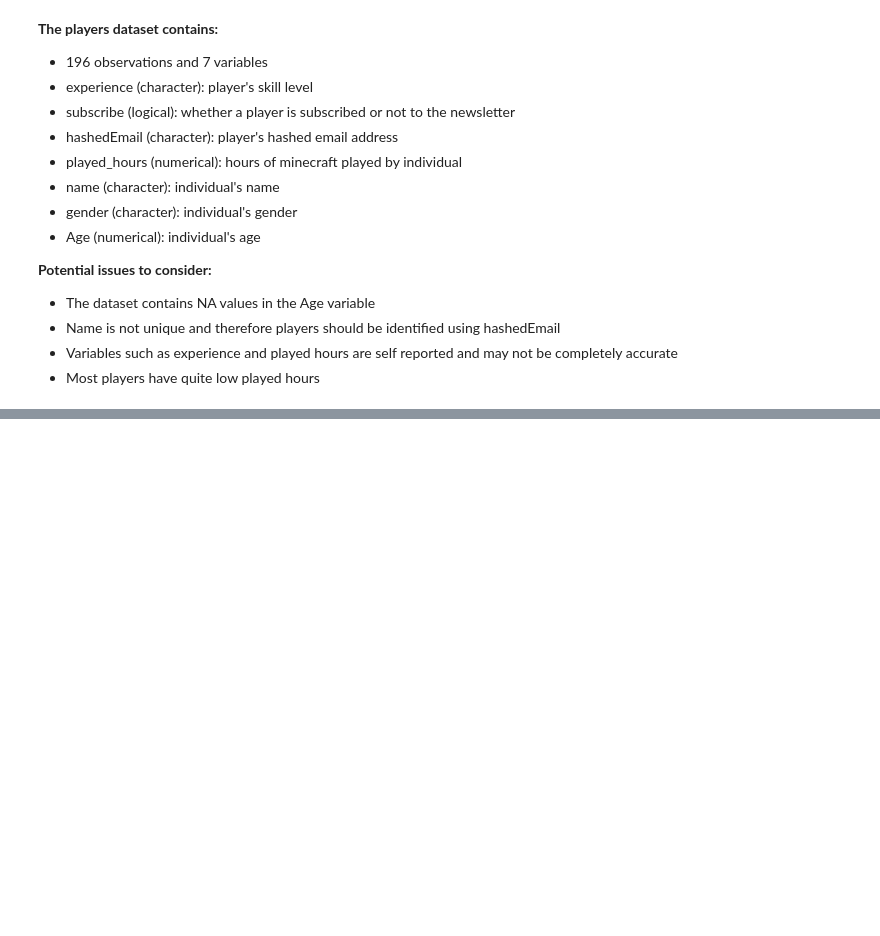
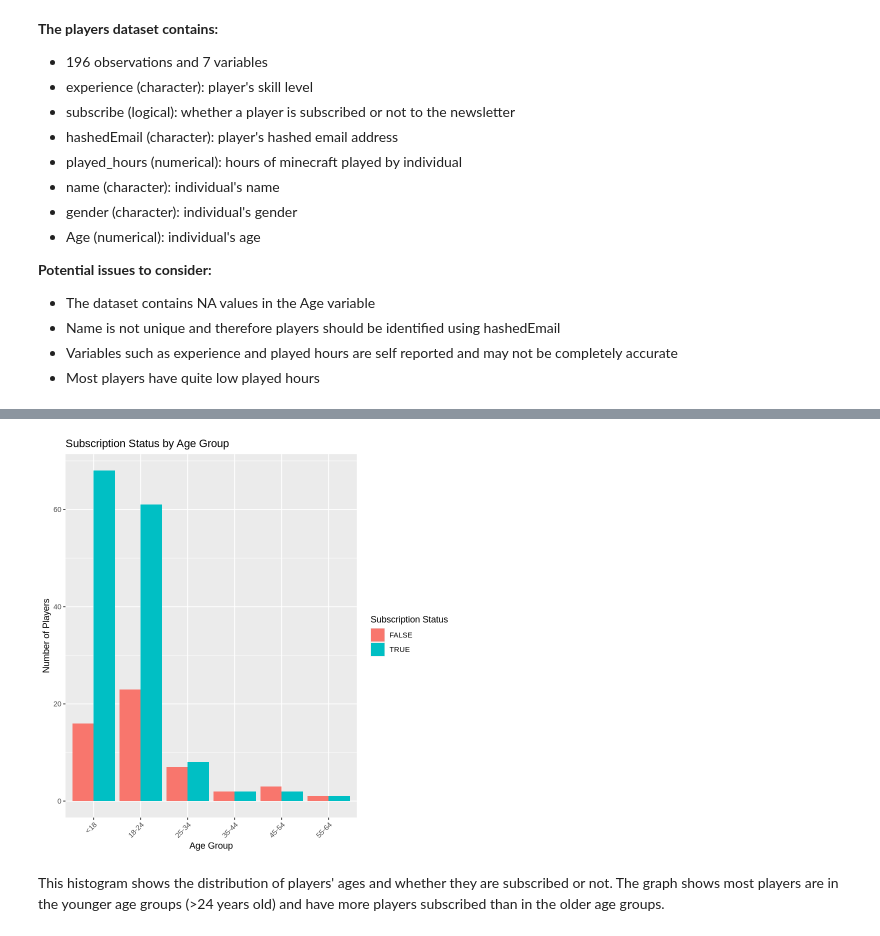
Before and after one commit to mayakosc/dsci-indv-grp1-maya, a Jupyter notebook: MayaKosciolek-grp1.ipynb, the cells around one changed output, grey strips where cells are left out. Saved outputs shown, nothing was run; the diff lists cells and outputs as text; code cells hidden in the pictures; blank space fills up the shorter version.

```diff
--- a/MayaKosciolek-grp1.ipynb
+++ b/MayaKosciolek-grp1.ipynb
@@ -106,0 +171,16 @@ To wrangle the data to create my model, I will remove NA values and standardize
+# %%
+players_age_grp <- players |>
+    filter(!is.na(Age)) |>
+    mutate(age_group = cut(Age, breaks = c(0, 17, 24, 34, 44, 54, 64), labels = c("<18", "18-24", "25-34", "35-44", "45-54", "55-64")))
+
+sub_histogram <- ggplot(players_age_grp, aes(x = age_group, fill = subscribe))+
+    geom_bar(position = "dodge")+
+    labs(x = "Age Group", y = "Number of Players", fill = "Subscription Status",
+    title = "Subscription Status by Age Group")+
+    theme(axis.text.x = element_text(angle = 45, hjust = 1))
+
+sub_histogram
+# %% [output]
+[figure, added]
+# %% [markdown]
+This histogram shows the distribution of players' ages and whether they are subscribed or not. The graph shows most players are in the younger age groups (>24 years old) and have more players subscribed than in the older age groups.
```
Also changed, not shown: parts of 12 cells of this notebook.
